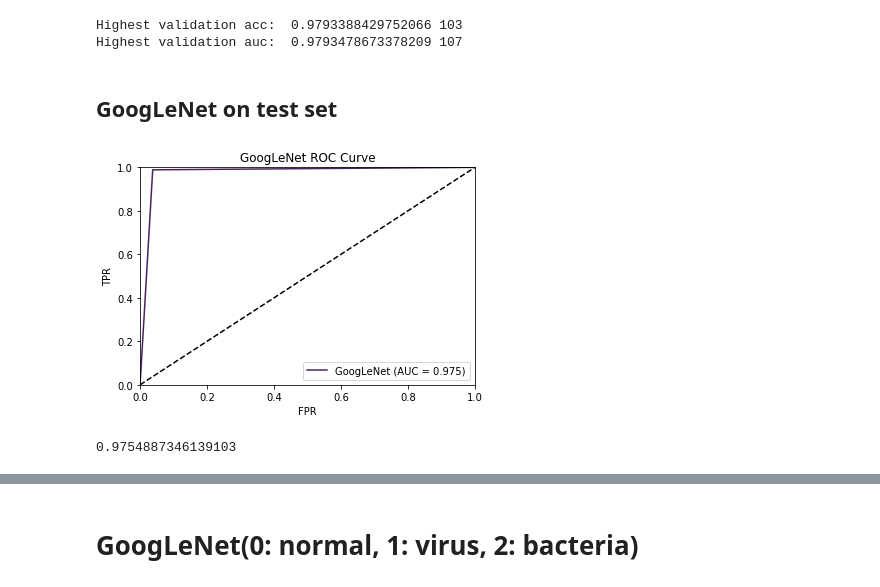
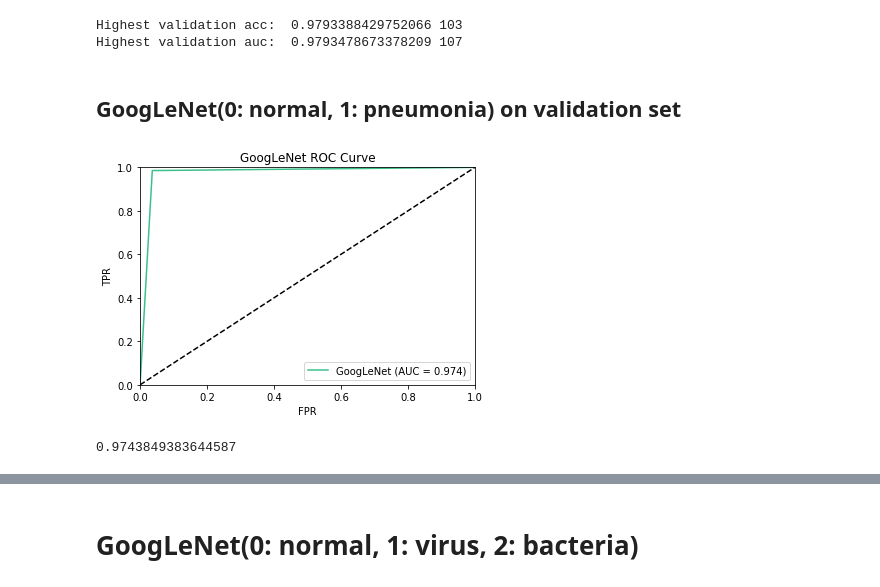
Before and after one commit to zyy2929/DeepLearningForMedicine, a Jupyter notebook: Code/visualization_results.ipynb, the cells around one changed output, grey strips where cells are left out. Drawn from its saved outputs; the diff is of its cells as text; code cells hidden in the pictures.

```diff
--- a/Code/visualization_results.ipynb
+++ b/Code/visualization_results.ipynb
@@ -183,4 +183,4 @@ print('Highest validation auc: ', max(goo_valid_auc_score), np.argmax(goo_valid_
 Highest validation acc:  0.9793388429752066 103
 Highest validation auc:  0.9793478673378209 107
 # %% [markdown]
-## GoogLeNet on test set
+## GoogLeNet(0: normal, 1: pneumonia) on validation set
@@ -227,26 +187,9 @@ def plotUnivariateROC(preds, truth, label_string, title_string):
-# %%
-#preds&truths
-def pred_truth(model, dataloader):
-    preds = torch.zeros(len(dataloader))
-    truths = torch.ones(len(dataloader))
-    i = 0
-    for data in dataloader:
-        image = data['image'].to(device,dtype=torch.float)
-        label = data['label'].to(device,dtype=torch.long)
-        output = model(image)
-        _,pred = torch.max(output, dim = 1)
-        preds[i]= pred
-        truths[i] = label
-        i += 1
-
-    return preds, truths
 # %%
-#print('GoogleNet ROC Curve')
-preds, truths = pred_truth(model, test_loader)
+preds, truths = pred_truth(model, valid_loader)
 plotUnivariateROC(preds, truths, 'GoogLeNet', 'GoogLeNet ROC Curve')
 # %% [output]
-[figure, old version]
+[figure, new version]
-0.9754887346139103
+0.9743849383644587
 # %%
 skplt.metrics.plot_confusion_matrix(true_labels, pred_labels, title = 'GoogLeNet Confusion Matrix')
 # %% [output]
```
Also changed, not shown: parts of 7 cells of this notebook, 6 other files.
